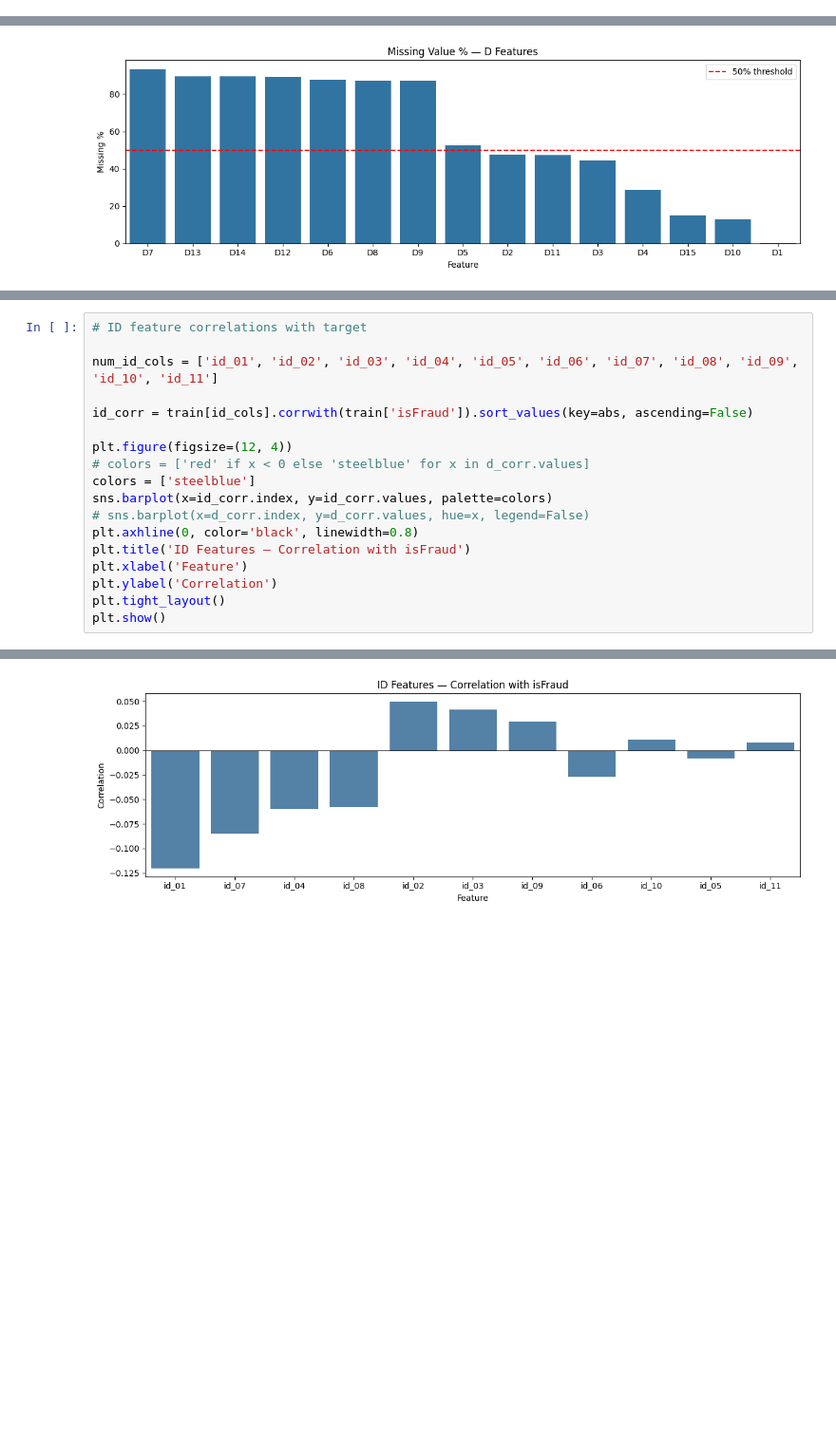
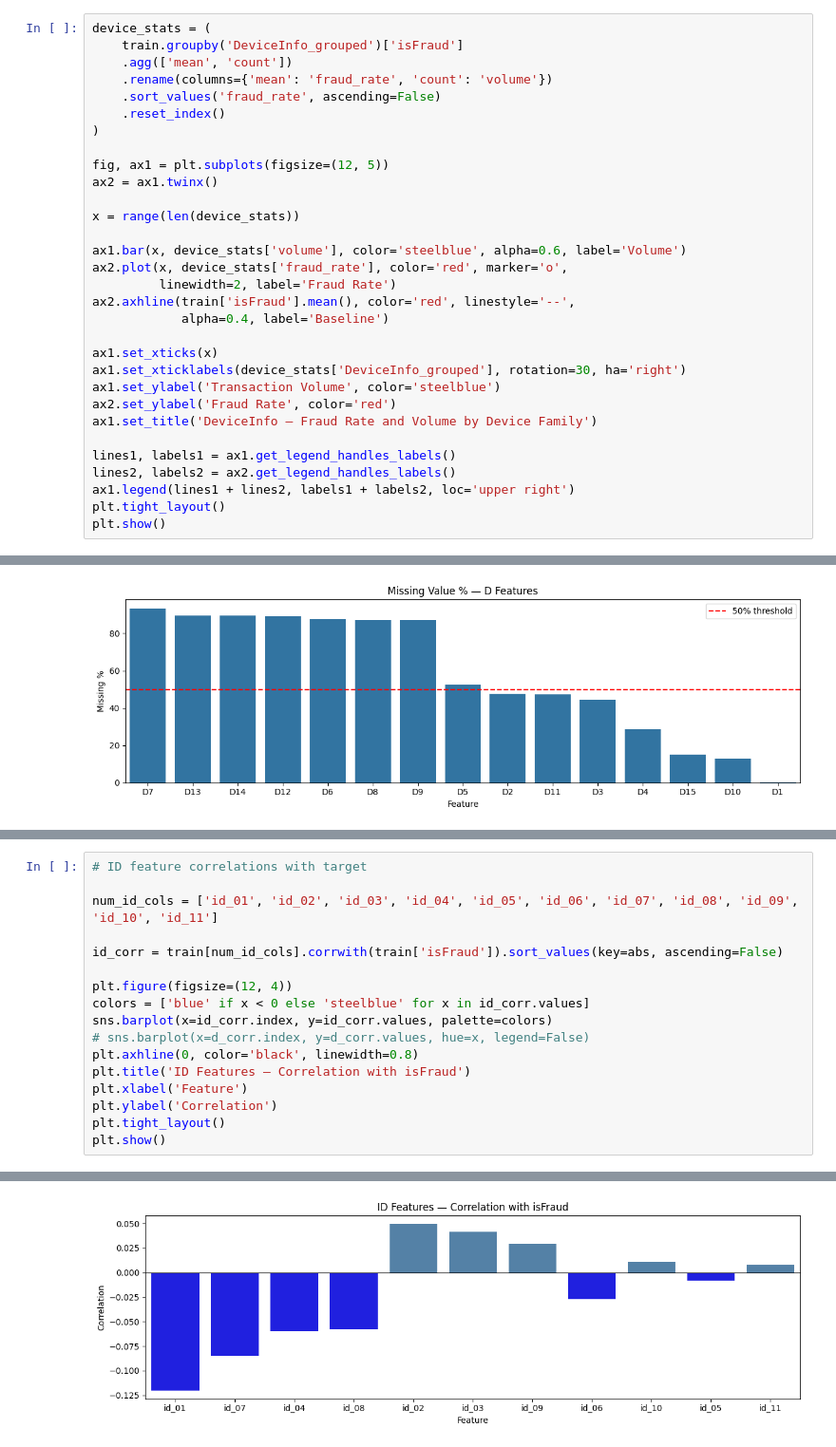
Before and after one commit to Mansi-Jadhav/End-to-End-Fraud-Detection, a Jupyter notebook: 1. EDA.ipynb, the cells around one changed output, grey strips where cells are left out. Shown at 95% size. Cells and saved outputs as stored; diff of their text form; blank space fills up the shorter version.

```diff
--- a/1. EDA.ipynb
+++ b/1. EDA.ipynb
@@ -494,0 +667,31 @@ DeviceType
+# %%
+device_stats = (
+    train.groupby('DeviceInfo_grouped')['isFraud']
+    .agg(['mean', 'count'])
+    .rename(columns={'mean': 'fraud_rate', 'count': 'volume'})
+    .sort_values('fraud_rate', ascending=False)
+    .reset_index()
+)
+
+fig, ax1 = plt.subplots(figsize=(12, 5))
+ax2 = ax1.twinx()
+
+x = range(len(device_stats))
+
+ax1.bar(x, device_stats['volume'], color='steelblue', alpha=0.6, label='Volume')
+ax2.plot(x, device_stats['fraud_rate'], color='red', marker='o',
+         linewidth=2, label='Fraud Rate')
+ax2.axhline(train['isFraud'].mean(), color='red', linestyle='--',
+            alpha=0.4, label='Baseline')
+
+ax1.set_xticks(x)
+ax1.set_xticklabels(device_stats['DeviceInfo_grouped'], rotation=30, ha='right')
+ax1.set_ylabel('Transaction Volume', color='steelblue')
+ax2.set_ylabel('Fraud Rate', color='red')
+ax1.set_title('DeviceInfo — Fraud Rate and Volume by Device Family')
+
+lines1, labels1 = ax1.get_legend_handles_labels()
+lines2, labels2 = ax2.get_legend_handles_labels()
+ax1.legend(lines1 + lines2, labels1 + labels2, loc='upper right')
+plt.tight_layout()
+plt.show()
@@ -1534,11 +1763,10 @@ id_missing_df
 
 num_id_cols = ['id_01', 'id_02', 'id_03', 'id_04', 'id_05', 'id_06', 'id_07', 'id_08', 'id_09', 'id_10', 'id_11']
 
-id_corr = train[id_cols].corrwith(train['isFraud']).sort_values(key=abs, ascending=False)
+id_corr = train[num_id_cols].corrwith(train['isFraud']).sort_values(key=abs, ascending=False)
 
 plt.figure(figsize=(12, 4))
-# colors = ['red' if x < 0 else 'steelblue' for x in d_corr.values]
-colors = ['steelblue']
+colors = ['blue' if x < 0 else 'steelblue' for x in id_corr.values]
 sns.barplot(x=id_corr.index, y=id_corr.values, palette=colors)
 # sns.barplot(x=d_corr.index, y=d_corr.values, hue=x, legend=False)
 plt.axhline(0, color='black', linewidth=0.8)
@@ -1556 +1782 @@ The palette list has fewer values (1) than needed (11) and will cycle, which may
-[figure, old version]
+[figure, new version]
```
Also changed, not shown: parts of 51 cells of this notebook.
